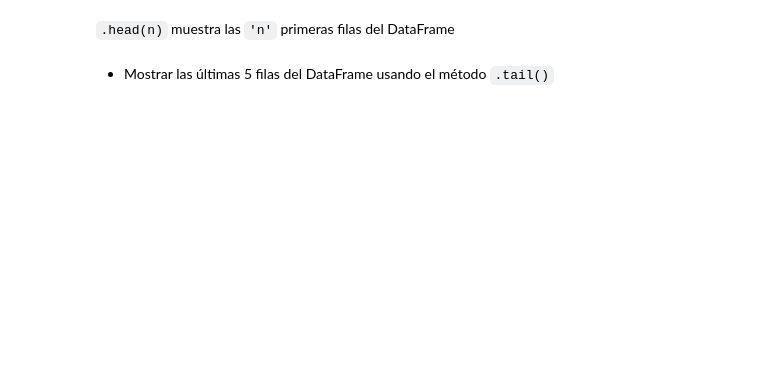
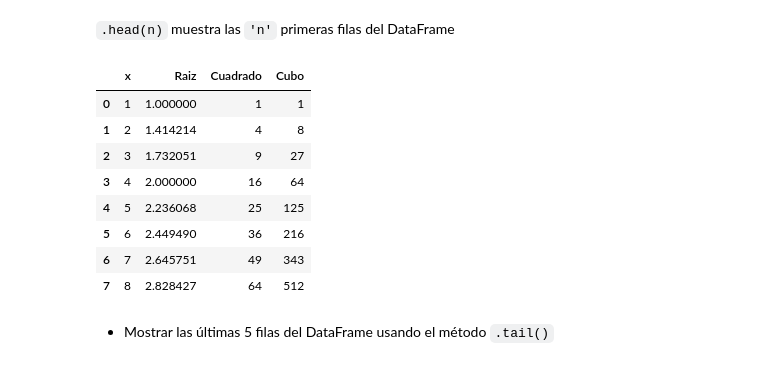
Before and after one commit to estebangonzalezITM/ProgramacionAvanzada, a Jupyter notebook: Notebooks/11_Pandas.ipynb, the cells around one changed output. Drawn from its saved outputs; the diff is of its cells as text; code cells hidden in the pictures; blank space fills up the shorter version.

```diff
--- a/Notebooks/11_Pandas.ipynb
+++ b/Notebooks/11_Pandas.ipynb
@@ -131,7 +277,17 @@ df1.head()
 # %% [markdown]
 `.head(n)` muestra las `'n'` primeras filas del DataFrame
 # %%
-df1.head(10)
+df1.head(8)
+# %% [output]
+|  | x | Raiz | Cuadrado | Cubo |
+| 0 | 1 | 1.000000 | 1 | 1 |
+| 1 | 2 | 1.414214 | 4 | 8 |
+| 2 | 3 | 1.732051 | 9 | 27 |
+| 3 | 4 | 2.000000 | 16 | 64 |
+| 4 | 5 | 2.236068 | 25 | 125 |
+| 5 | 6 | 2.449490 | 36 | 216 |
+| 6 | 7 | 2.645751 | 49 | 343 |
+| 7 | 8 | 2.828427 | 64 | 512 |
 # %% [markdown]
 * Mostrar las últimas 5 filas del DataFrame usando el método `.tail()`
 # %%
```
Also changed, not shown: parts of 102 cells of this notebook, 1 other file.
